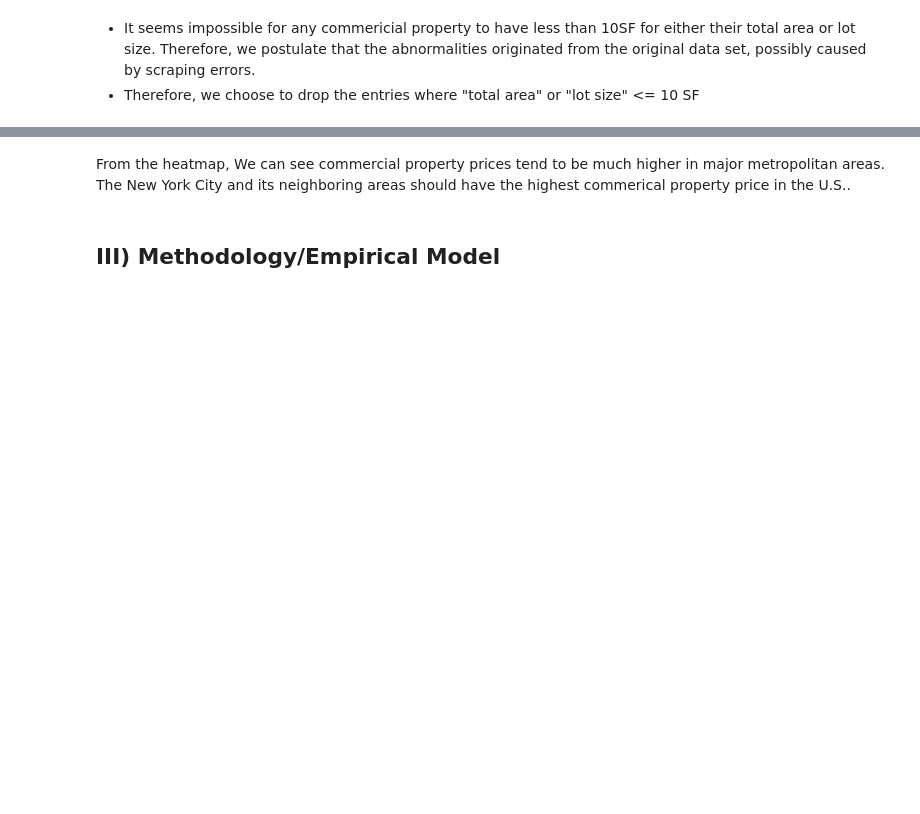
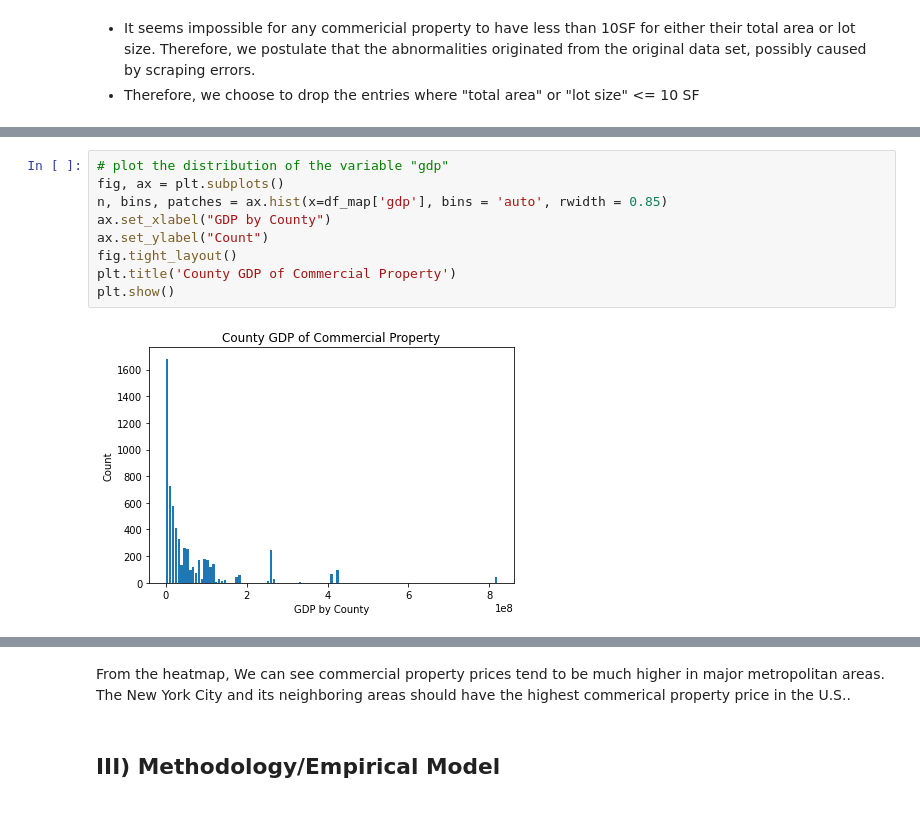
Before and after one commit to HallOfSam/ECON-320-LAB-Python-R-, a Jupyter notebook: Assignments & Final Project/Final_Project_Group22.ipynb, the cells around one changed output, grey strips where cells are left out. Saved outputs shown, nothing was run; the diff lists cells and outputs as text; blank space fills up the shorter version.

```diff
--- a/Assignments & Final Project/Final_Project_Group22.ipynb
+++ b/Assignments & Final Project/Final_Project_Group22.ipynb
@@ -403,0 +333,11 @@ APIKEY = getpass.getpass()
+# %%
+# plot the distribution of the variable "gdp"
+fig, ax = plt.subplots()
+n, bins, patches = ax.hist(x=df_map['gdp'], bins = 'auto', rwidth = 0.85)
+ax.set_xlabel("GDP by County")
+ax.set_ylabel("Count")
+fig.tight_layout()
+plt.title('County GDP of Commercial Property')
+plt.show()
+# %% [output]
+[figure, added]
```
Also changed, not shown: parts of 32 cells of this notebook, 4 other files.
